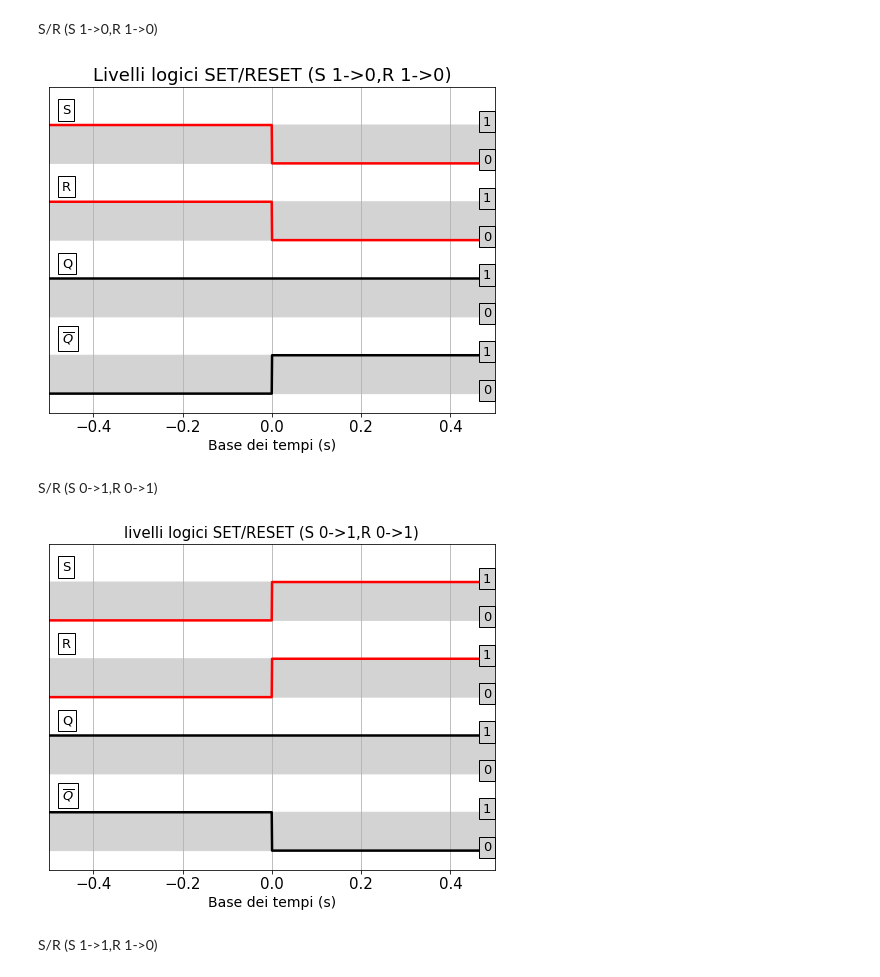
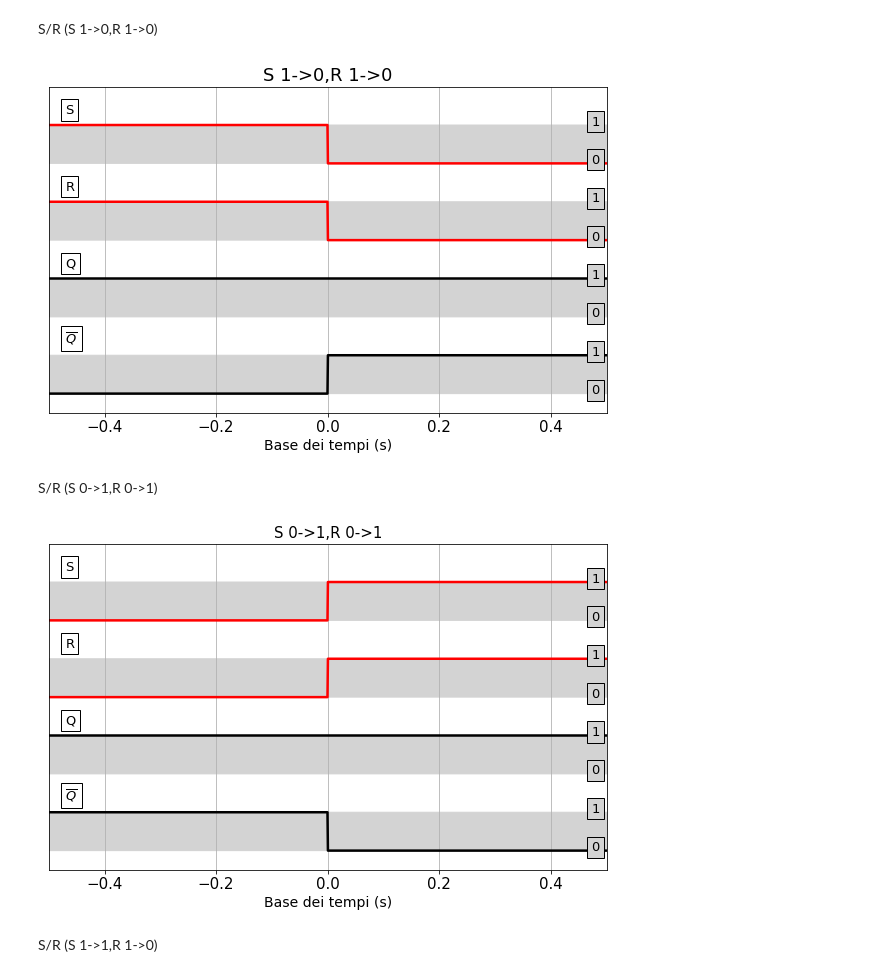
Before and after one commit to valeriopagliarino/Electronics-2021-UNITO-Public, a Jupyter notebook: analysis/1_FlipFlop.ipynb, the cells around one changed output. Cells and saved outputs as stored; diff of their text form; code cells hidden in the pictures.

Commit message:
changed plot size flip flop sr

```diff
--- a/analysis/1_FlipFlop.ipynb
+++ b/analysis/1_FlipFlop.ipynb
@@ -165,7 +165,7 @@ timebase = np.linspace(time_div * -5., time_div * 5., 50000)
 
 def plotLogicLevel_noclk(ch1, ch1_name, ch2, ch2_name, ch3, ch3_name, ch4, ch4_name, timebase, time_div ):
 
-    fig, ax  = plt.subplots(figsize=(8,6))
+    fig, ax  = plt.subplots(figsize=(10,6))
     ax.plot(timebase, ch4 -3, color="black", linewidth=2.5)
     ax.plot(timebase, ch3 -1, color="black", linewidth=2.5)
     ax.plot(timebase, ch2 +1, color="red", linewidth=2.5)
@@ -259,15 +259,15 @@ S/R (S 1->0,R 1->0)
 # %%
 ch1 = np.heaviside(-timebase , 1)
 ch2 = np.heaviside(-timebase , 1)
 ch3 = np.heaviside(timebase-timebase[0], 1)
 ch4 = np.heaviside(timebase, 1)
 
 
 plotLogicLevel_noclk(ch1, "S", ch2, "R", ch3, "Q", ch4, "$\overline{Q}$", timebase,0.1) #aggiustare Q barrato
-plt.title('Livelli logici SET/RESET (S 1->0,R 1->0)')
+plt.title('S 1->0,R 1->0')
 plt.savefig(f"{OUTPUTDIR}/set-reset-to-0_0.pdf")
 # %% [output]
-[figure, old version]
+[figure, new version]
 # %% [markdown]
 S/R (S 0->1,R 0->1)
 # %%
@@ -278,10 +278,10 @@ ch4 = np.heaviside(-timebase, 1)
 
 
 plotLogicLevel_noclk(ch1, "S", ch2, "R", ch3, "Q", ch4, "$\overline{Q}$", timebase,0.1) #aggiustare Q barrato
-plt.title('livelli logici SET/RESET (S 0->1,R 0->1)',fontsize=15)
+plt.title('S 0->1,R 0->1',fontsize=15)
 plt.savefig(f"{OUTPUTDIR}/set-reset-to-1_1.pdf")
 # %% [output]
-[figure, old version]
+[figure, new version]
 # %% [markdown]
 S/R (S 1->1,R 1->0)
 # %%
```
Also changed, not shown: parts of 2 cells of this notebook, 5 other files.
